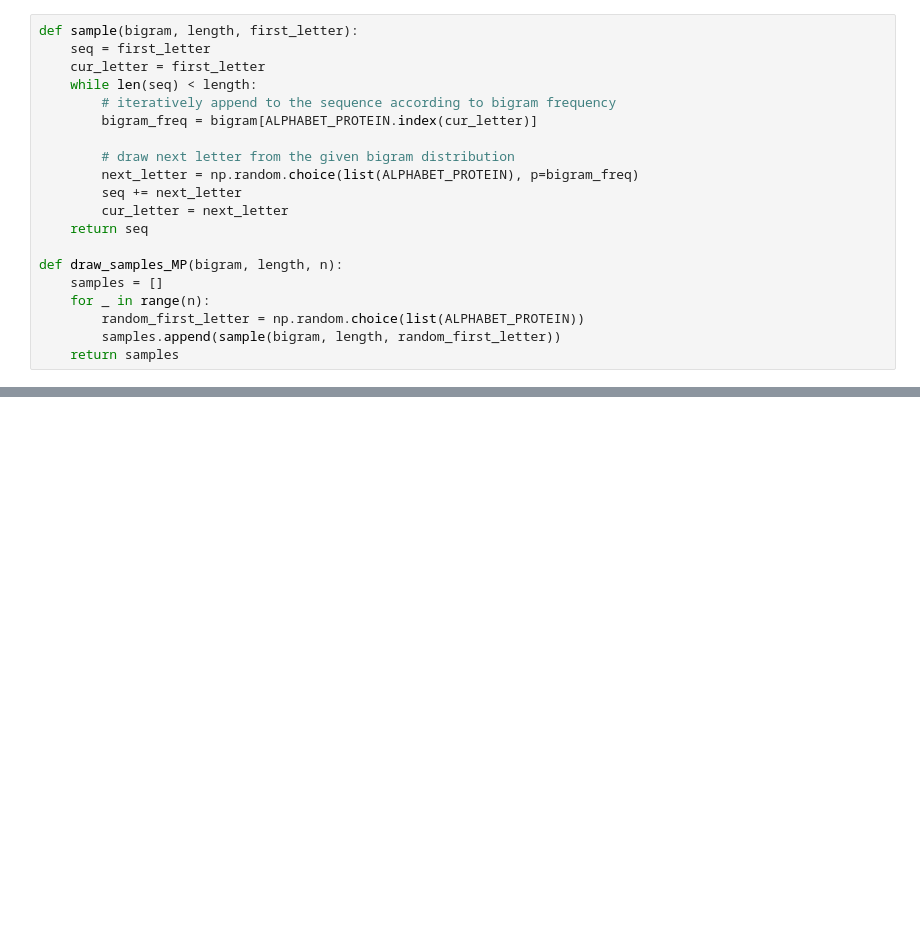
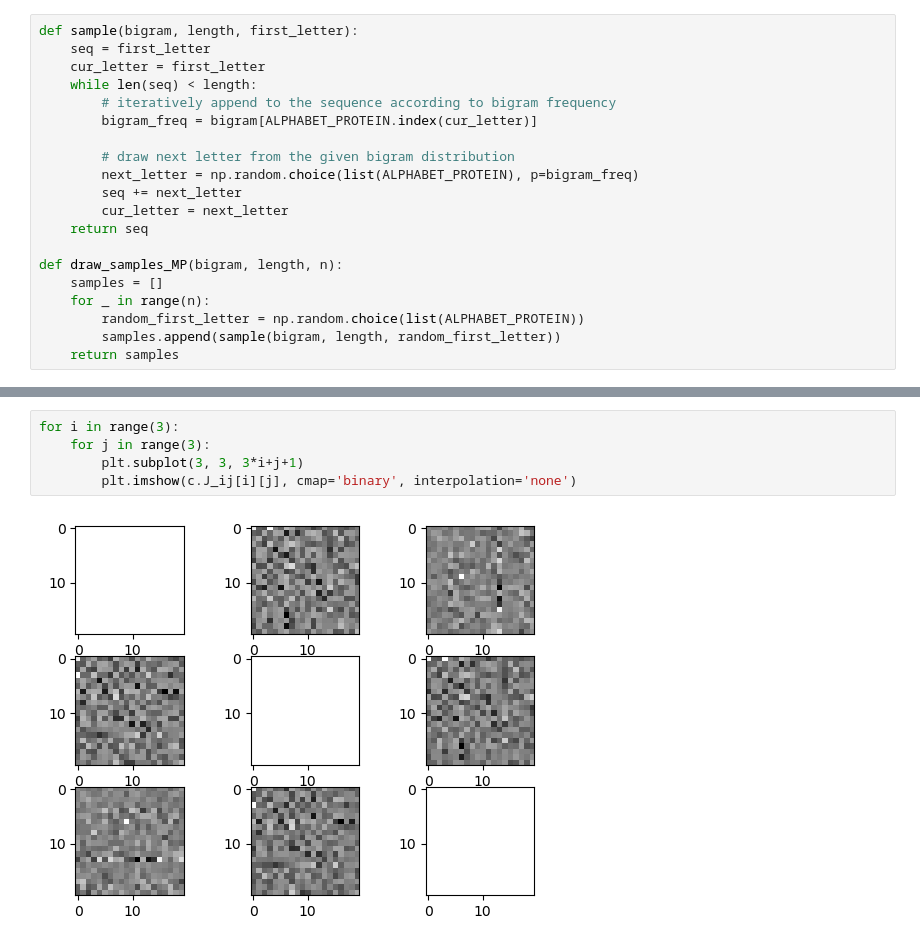
Before and after one commit to LDeng0205/msa_classify, a Jupyter notebook: simulation_markov.ipynb, the cells around one changed output, grey strips where cells are left out. Cells and saved outputs as stored; diff of their text form; blank space fills up the shorter version.

```diff
--- a/simulation_markov.ipynb
+++ b/simulation_markov.ipynb
@@ -94,0 +147,7 @@ data = draw_samples_MP(protein_freq_matrix, 5, 100000)
+# %%
+for i in range(3):
+    for j in range(3):
+        plt.subplot(3, 3, 3*i+j+1)
+        plt.imshow(c.J_ij[i][j], cmap='binary', interpolation='none')
+# %% [output]
+[figure, added]
```
Also changed, not shown: parts of 19 cells of this notebook, 1 other file.
